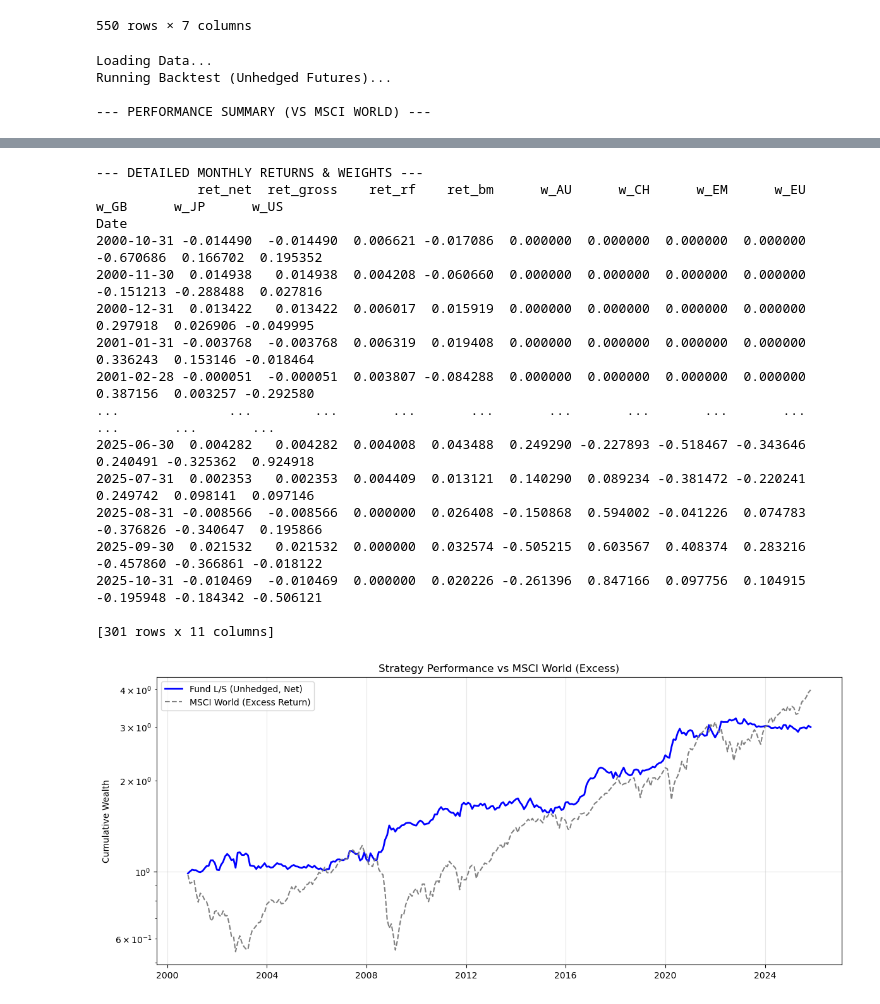
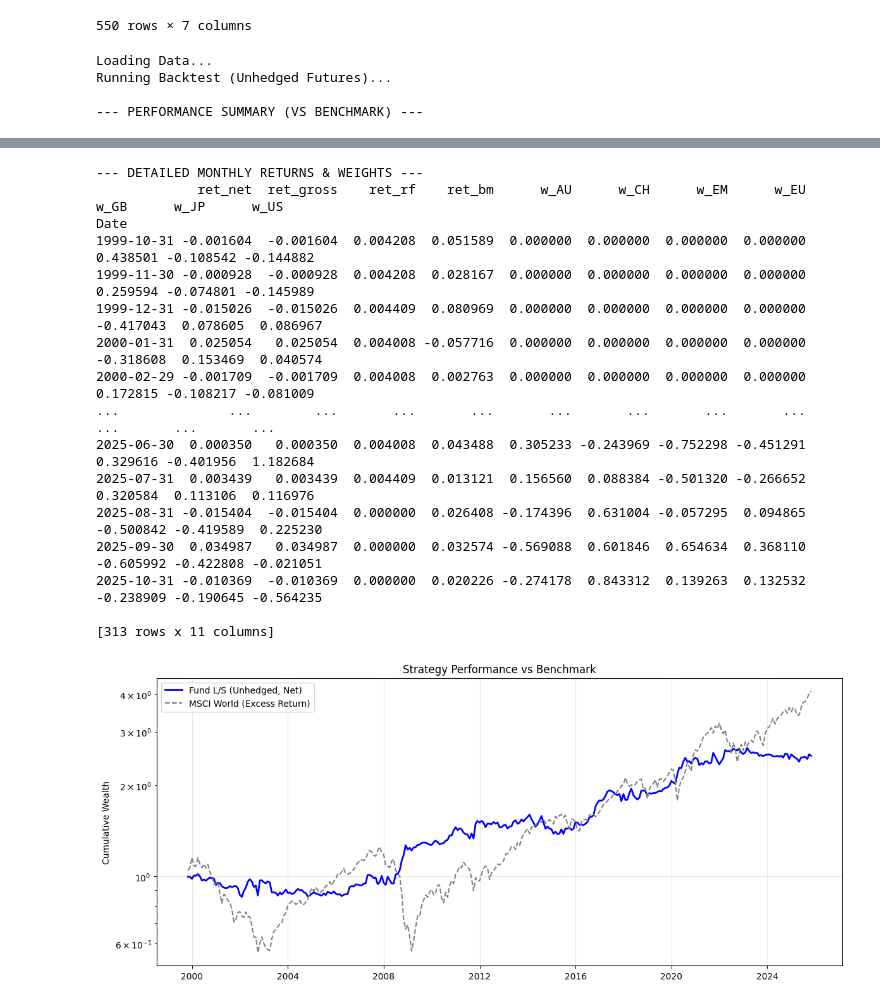
Before and after one commit to DanUZH/PMP_December_8, a Jupyter notebook: Code/Fundamental_strategy.ipynb, the cells around one changed output, grey strips where cells are left out. Drawn from its saved outputs; the diff is of its cells as text; code cells hidden in the pictures.

Commit message:
Final Fundamental strategy

```diff
--- a/Code/Fundamental_strategy.ipynb
+++ b/Code/Fundamental_strategy.ipynb
@@ -141,22 +141,11 @@ def load_rf_csv(path: Path) -> pd.Series:
 
 
 def load_benchmark(path: Path) -> pd.Series:
-    """
-    Load Benchmark Excel, select MSCI World, compute returns.
-    """
     df = pd.read_excel(path)
-
-    # Parse dates and align to MonthEnd
     df["Date"] = pd.to_datetime(df["Date"]) + MonthEnd(0)
     df = df.set_index("Date").sort_index()
-
-    # Ensure we select MSCI World and calculate returns
-    # Assuming column name is strictly "MSCI World"
     prices = df["MSCI World"]
-
-    # Calculate returns
     returns = prices.pct_change()
-
     return returns
 # %%
 # =============================================================================
@@ -169,7 +158,7 @@ def compute_signals(fund_dict, returns_df, config):
     # 1) Estimate rolling vol per region
     rolling_std = (
         returns_df
-        .rolling(window=36, min_periods=36)
+        .rolling(window=24, min_periods=24)
         .std()
         .replace(0, np.nan)
     )
@@ -296,7 +285,7 @@ cum_strat = (1 + perf_df["ret_net"]).cumprod()
 bench_excess = perf_df["ret_bm"] - perf_df["ret_rf"]
 cum_bench = (1 + bench_excess).cumprod()
 
-print("\n--- PERFORMANCE SUMMARY (VS MSCI WORLD) ---")
+print("\n--- PERFORMANCE SUMMARY (VS BENCHMARK) ---")
 
 # Now run the summary function. It will pick up the modified 'ret_bm' from perf_df
 # NOTE: Assumes run_perf_summary_benchmark_vs_strategy is defined in your environment
@@ -326,7 +315,7 @@ plt.figure(figsize=(12, 10))
 plt.subplot(2, 1, 1)
 plt.plot(cum_strat.index, cum_strat, label="Fund L/S (Unhedged, Net)", color='blue', linewidth=2)
 plt.plot(cum_bench.index, cum_bench, label="MSCI World (Excess Return)", color='gray', linestyle="--") # Updated Label
-plt.title("Strategy Performance vs MSCI World (Excess)")
+plt.title("Strategy Performance vs Benchmark")
 plt.ylabel("Cumulative Wealth")
 plt.yscale("log")
 plt.legend()
@@ -341,5 +330,5 @@ perf_df.to_csv("../Results/fundamental_equity.csv")
 Loading Data...
 Running Backtest (Unhedged Futures)...
 
---- PERFORMANCE SUMMARY (VS MSCI WORLD) ---
+--- PERFORMANCE SUMMARY (VS BENCHMARK) ---
 |  | MSCI World | Fund L/S (Unhedged) |
@@ -362,20 +351,20 @@ Running Backtest (Unhedged Futures)...
 --- DETAILED MONTHLY RETURNS & WEIGHTS ---
              ret_net  ret_gross    ret_rf    ret_bm      w_AU      w_CH      w_EM      w_EU      w_GB      w_JP      w_US
 Date
-2000-10-31 -0.014490  -0.014490  0.006621 -0.017086  0.000000  0.000000  0.000000  0.000000 -0.670686  0.166702  0.195352
-2000-11-30  0.014938   0.014938  0.004208 -0.060660  0.000000  0.000000  0.000000  0.000000 -0.151213 -0.288488  0.027816
-2000-12-31  0.013422   0.013422  0.006017  0.015919  0.000000  0.000000  0.000000  0.000000  0.297918  0.026906 -0.049995
-2001-01-31 -0.003768  -0.003768  0.006319  0.019408  0.000000  0.000000  0.000000  0.000000  0.336243  0.153146 -0.018464
-2001-02-28 -0.000051  -0.000051  0.003807 -0.084288  0.000000  0.000000  0.000000  0.000000  0.387156  0.003257 -0.292580
+1999-10-31 -0.001604  -0.001604  0.004208  0.051589  0.000000  0.000000  0.000000  0.000000  0.438501 -0.108542 -0.144882
+1999-11-30 -0.000928  -0.000928  0.004208  0.028167  0.000000  0.000000  0.000000  0.000000  0.259594 -0.074801 -0.145989
+1999-12-31 -0.015026  -0.015026  0.004409  0.080969  0.000000  0.000000  0.000000  0.000000 -0.417043  0.078605  0.086967
+2000-01-31  0.025054   0.025054  0.004008 -0.057716  0.000000  0.000000  0.000000  0.000000 -0.318608  0.153469  0.040574
+2000-02-29 -0.001709  -0.001709  0.004008  0.002763  0.000000  0.000000  0.000000  0.000000  0.172815 -0.108217 -0.081009
 ...              ...        ...       ...       ...       ...       ...       ...       ...       ...       ...       ...
-2025-06-30  0.004282   0.004282  0.004008  0.043488  0.249290 -0.227893 -0.518467 -0.343646  0.240491 -0.325362  0.924918
-2025-07-31  0.002353   0.002353  0.004409  0.013121  0.140290  0.089234 -0.381472 -0.220241  0.249742  0.098141  0.097146
-2025-08-31 -0.008566  -0.008566  0.000000  0.026408 -0.150868  0.594002 -0.041226  0.074783 -0.376826 -0.340647  0.195866
-2025-09-30  0.021532   0.021532  0.000000  0.032574 -0.505215  0.603567  0.408374  0.283216 -0.457860 -0.366861 -0.018122
-2025-10-31 -0.010469  -0.010469  0.000000  0.020226 -0.261396  0.847166  0.097756  0.104915 -0.195948 -0.184342 -0.506121
+2025-06-30  0.000350   0.000350  0.004008  0.043488  0.305233 -0.243969 -0.752298 -0.451291  0.329616 -0.401956  1.182684
+2025-07-31  0.003439   0.003439  0.004409  0.013121  0.156560  0.088384 -0.501320 -0.266652  0.320584  0.113106  0.116976
+2025-08-31 -0.015404  -0.015404  0.000000  0.026408 -0.174396  0.631004 -0.057295  0.094865 -0.500842 -0.419589  0.225230
+2025-09-30  0.034987   0.034987  0.000000  0.032574 -0.569088  0.601846  0.654634  0.368110 -0.605992 -0.422808 -0.021051
+2025-10-31 -0.010369  -0.010369  0.000000  0.020226 -0.274178  0.843312  0.139263  0.132532 -0.238909 -0.190645 -0.564235
 
-[301 rows x 11 columns]
+[313 rows x 11 columns]
-[figure, old version]
+[figure, new version]
 # %%
 pmp.run_factor_regression(perf_df, famafrench_data, alreadyXs=True)
 # %% [output]
```
Also changed, not shown: parts of 2 cells of this notebook, 1 other file.
